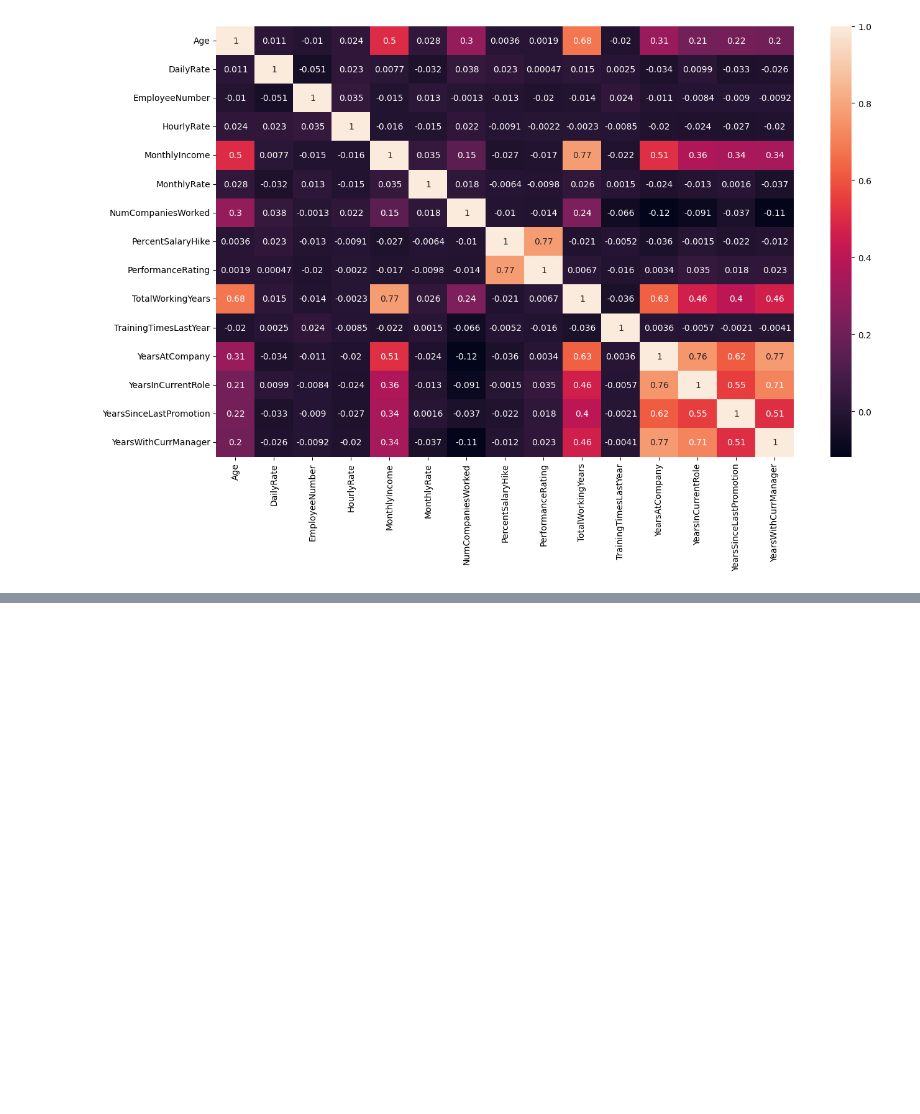
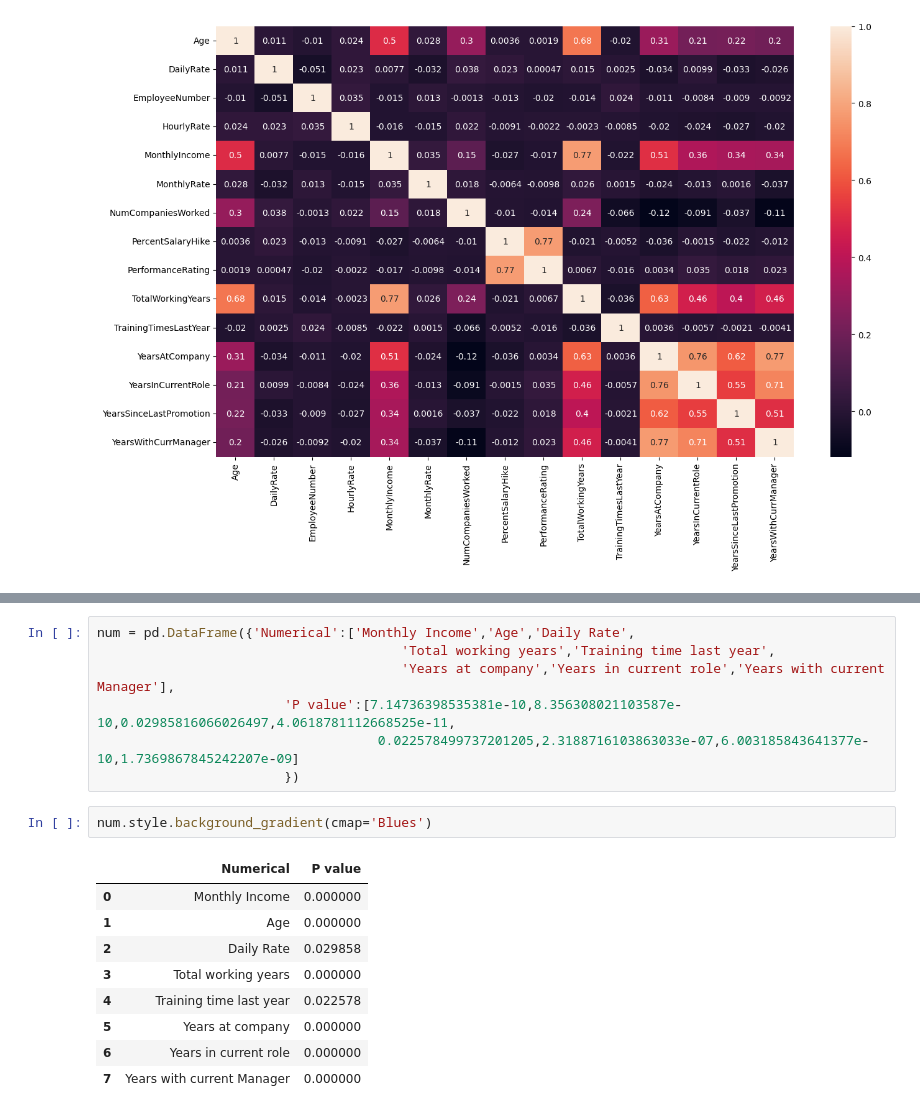
Before and after one commit to JOCRZ/Meriskill-Internship, a Jupyter notebook: Projects/Project3/M4Project3.ipynb, the cells around one changed output, grey strips where cells are left out. Drawn from its saved outputs; the diff is of its cells as text; blank space fills up the shorter version.

```diff
--- a/Projects/Project3/M4Project3.ipynb
+++ b/Projects/Project3/M4Project3.ipynb
@@ -94,0 +358,19 @@ plt.show()
+# %%
+num = pd.DataFrame({'Numerical':['Monthly Income','Age','Daily Rate',
+                                       'Total working years','Training time last year',
+                                       'Years at company','Years in current role','Years with current Manager'],
+                        'P value':[7.14736398535381e-10,8.356308021103587e-10,0.02985816066026497,4.0618781112668525e-11,
+                                    0.022578499737201205,2.3188716103863033e-07,6.003185843641377e-10,1.7369867845242207e-09]
+                        })
+# %%
+num.style.background_gradient(cmap='Blues')
+# %% [output]
+|  | Numerical | P value |
+| 0 | Monthly Income | 0.000000 |
+| 1 | Age | 0.000000 |
+| 2 | Daily Rate | 0.029858 |
+| 3 | Total working years | 0.000000 |
+| 4 | Training time last year | 0.022578 |
+| 5 | Years at company | 0.000000 |
+| 6 | Years in current role | 0.000000 |
+| 7 | Years with current Manager | 0.000000 |
```
Also changed, not shown: parts of 15 cells of this notebook, 1 other file.
